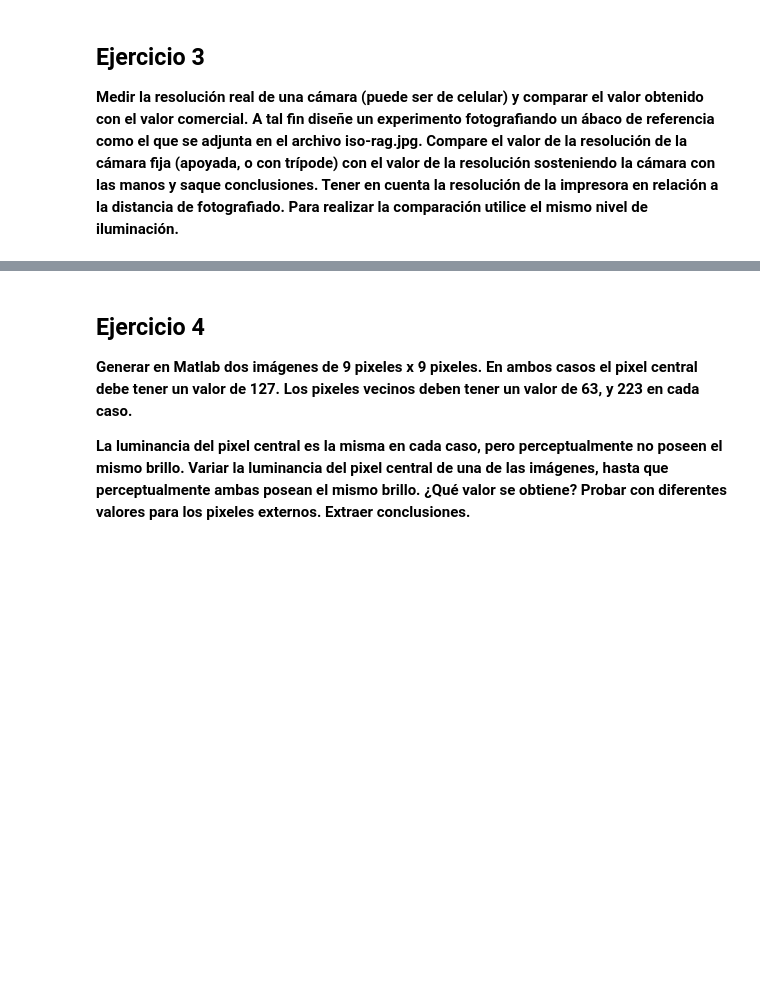
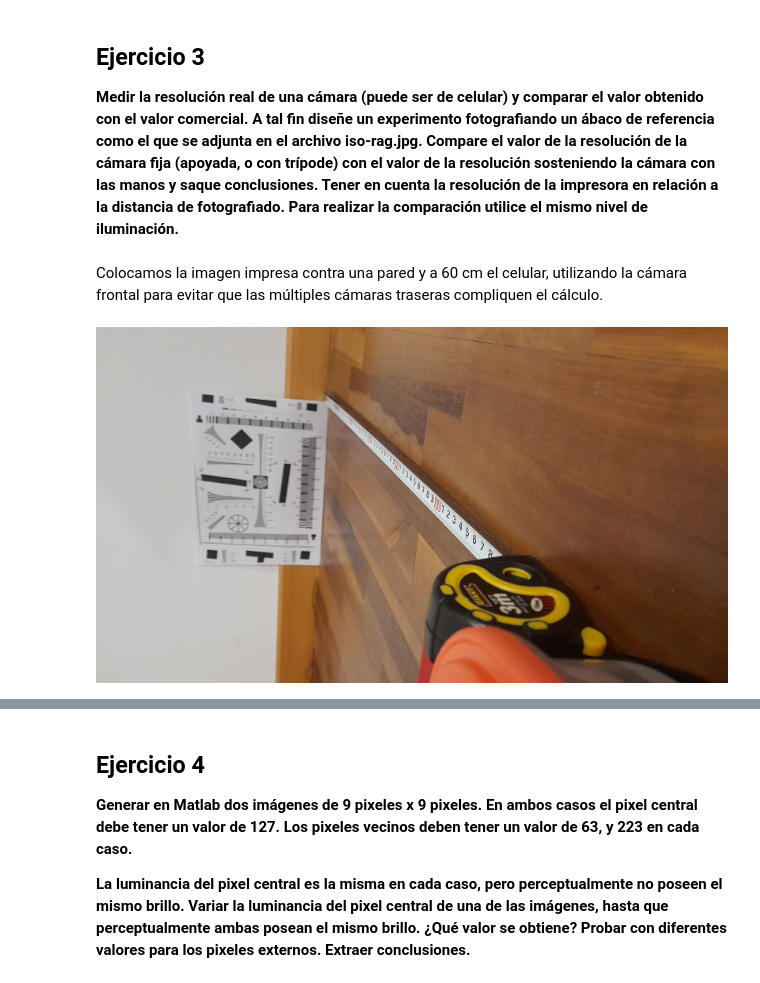
Before and after one commit to prausela/image-processing, a Jupyter notebook: tp1/Guía_1.ipynb, the cells around one changed output, grey strips where cells are left out. Saved outputs shown, nothing was run; the diff lists cells and outputs as text; code cells hidden in the pictures; blank space fills up the shorter version.

```diff
--- a/tp1/Guía_1.ipynb
+++ b/tp1/Guía_1.ipynb
@@ -101,3 +102,10 @@ x = 0.2857 mm
 ## Ejercicio 3
 
 **Medir la resolución real de una cámara (puede ser de celular) y comparar el valor obtenido con el valor comercial. A tal fin diseñe un experimento fotografiando un ábaco de referencia como el que se adjunta en el archivo iso-rag.jpg. Compare el valor de la resolución de la cámara fija (apoyada, o con trípode) con el valor de la resolución sosteniendo la cámara con las manos y saque conclusiones. Tener en cuenta la resolución de la impresora en relación a la distancia de fotografiado. Para realizar la comparación utilice el mismo nivel de iluminación.**
+# %% [markdown]
+Colocamos la imagen impresa contra una pared y a 60 cm el celular, utilizando la cámara frontal para evitar que las múltiples cámaras traseras compliquen el cálculo.
+# %%
+from IPython.display import Image
+Image(filename='assets/20240814_005947.jpg')
+# %% [output]
+[figure, added]
```
Also changed, not shown: parts of 20 cells of this notebook, 1 other file.
